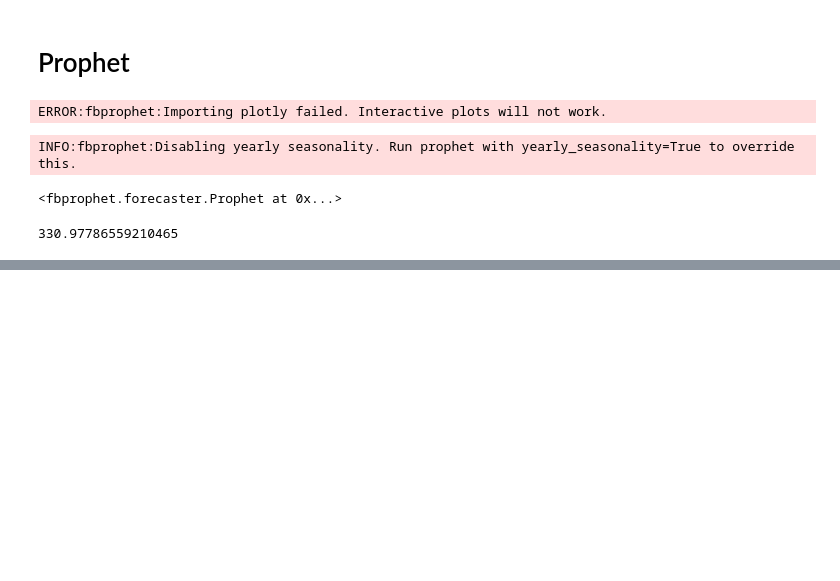
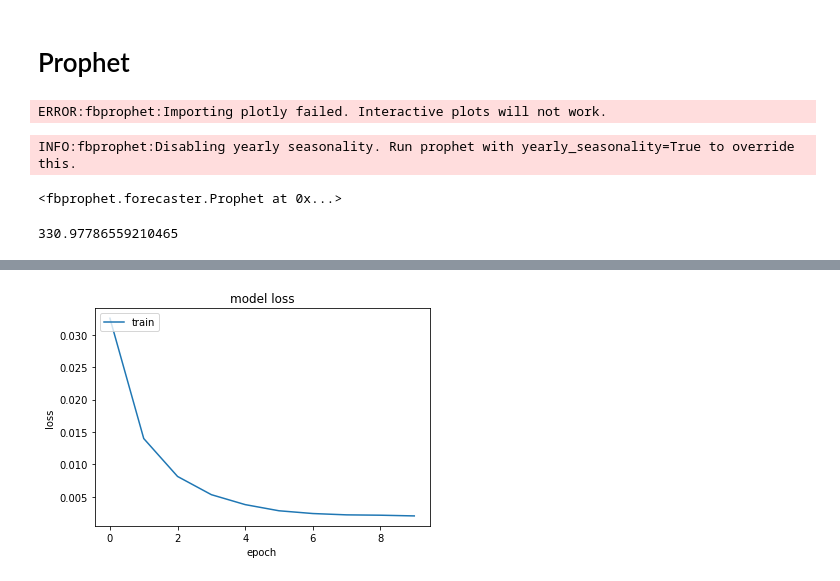
Before and after one commit to Darzan21/Electric-Load-Forecasting, a Jupyter notebook: LoadForecasting.ipynb, the cells around one changed output, grey strips where cells are left out. Cells and saved outputs as stored; diff of their text form; code cells hidden in the pictures; blank space fills up the shorter version.

```diff
--- a/LoadForecasting.ipynb
+++ b/LoadForecasting.ipynb
@@ -862,0 +720,7 @@ OurError
+# %%
+X, y= np.array(X), np.array(y)
+X_test = X[:test_size+lookback]
+X = X.reshape(X.shape[0],lookback,1)
+X_test = X_test.reshape(X_test.shape[0],lookback,1)
+print(X.shape)
+print(X_test.shape)
@@ -862,0 +733,7 @@ OurError
+# %%
+model = Sequential()
+model.add(LSTM(units=150, return_sequences= True, input_shape=(X.shape[1],1)))
+model.add(LSTM(units=150, return_sequences=True))
+model.add(LSTM(units=100))
+model.add(Dense(units=1))
+model.summary()
@@ -862,0 +756,4 @@ OurError
+# %%
+model.compile(optimizer='adam', loss='mean_squared_error')
+# %%
+history=model.fit(X, y, epochs=10, batch_size=300)
@@ -862,0 +781,10 @@ OurError
+# %%
+# summarize history for loss
+plt.plot(history.history['loss'])
+plt.title('model loss')
+plt.ylabel('loss')
+plt.xlabel('epoch')
+plt.legend(['train', 'test'], loc='upper left')
+plt.show()
+# %% [output]
+[figure, added]
```
Also changed, not shown: parts of 80 cells of this notebook.
